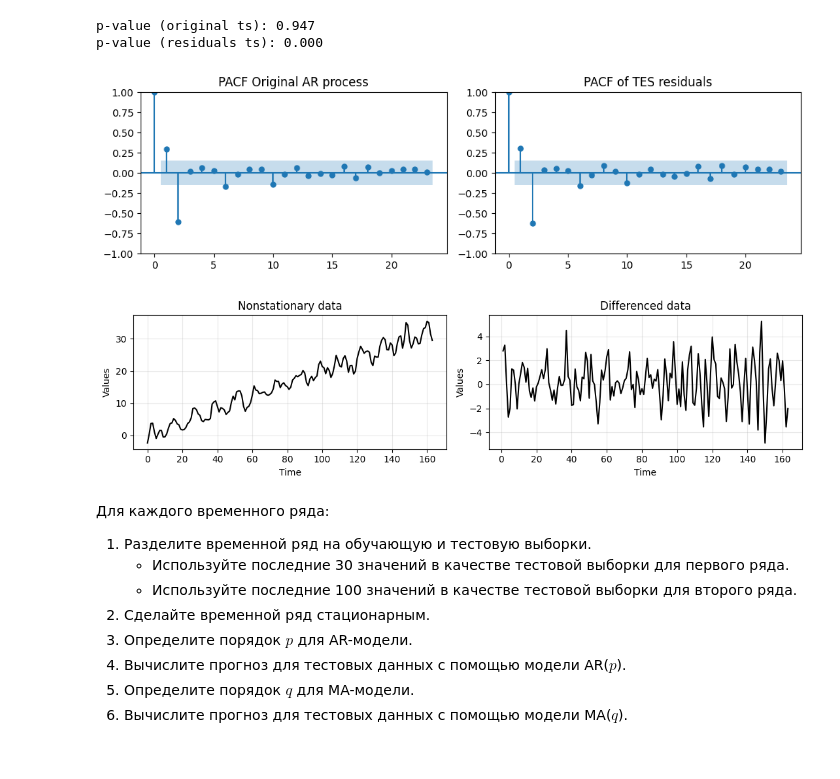
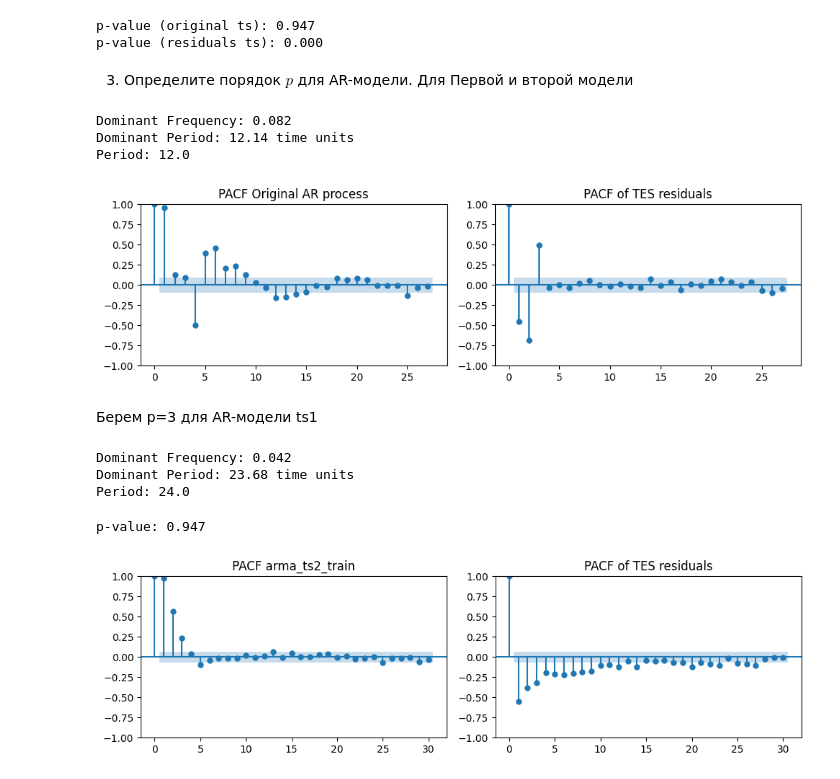
Before and after one commit to QS1lE/ml_time.series.2, a Jupyter notebook: practice 4/4 ar_ma.ipynb, the cells around one changed output. Cells and saved outputs as stored; diff of their text form; code cells hidden in the pictures.

```diff
--- a/practice 4/4 ar_ma.ipynb
+++ b/practice 4/4 ar_ma.ipynb
@@ -1033,33 +1037,40 @@ print(f"p-value (residuals ts): {pvalue_ts2_res:.3f}")
 # %% [output]
 p-value (original ts): 0.947
 p-value (residuals ts): 0.000
+# %% [markdown]
+3. Определите порядок $p$ для AR-модели. Для Первой и второй модели
+# %%
+period, _, _ =fft_analysis(arma_ts1_train)
+print(f"Period: {np.round(period)}")
+# %% [output]
+Dominant Frequency: 0.082
+Dominant Period: 12.14 time units
+Period: 12.0
 # %%
-stat_arma_2 = ExponentialSmoothing(arma_ts2_train, trend='add',
-                           seasonal='add', seasonal_periods=period2).fit(smoothing_level=0.4)
-trend_and_seasonality_ar_2 = stat_arma_2.fittedvalues
-residuals_ts2 = arma_ts2_train - trend_and_seasonality_ar_2
-
 _, axes = plt.subplots(1, 2, figsize=(10, 3))
-plot_pacf(ar_data[:len(train_data_ar)], ax=axes[0], title="PACF Original AR process")
-plot_pacf(tes_resid, ax=axes[1], title="PACF of TES residuals")
+plot_pacf(arma_ts1_train, ax=axes[0], title="PACF Original AR process")
+plot_pacf(residuals_ts1, ax=axes[1], title="PACF of TES residuals")
 plt.tight_layout();
 # %% [output]
-[figure, old version]
+[figure, new version]
+# %% [markdown]
+Берем p=3 для AR-модели ts1
+# %%
+period, _, _ =fft_analysis(arma_ts2_train)
+print(f"Period: {np.round(period)}")
+# %% [output]
+Dominant Frequency: 0.042
+Dominant Period: 23.68 time units
+Period: 24.0
+# %%
+_, pvalue, _, _, _, _ = adfuller(arma_ts2_train)
+print(f"p-value: {pvalue:.3f}")
+# %% [output]
+p-value: 0.947
 # %%
-_, axes = plt.subplots(1,2, figsize=(11,3))
-run_sequence_plot(time[:len(train_data_ar)], train_data_ar, title="Nonstationary data", ax=axes[0])
-run_sequence_plot(time[1:len(train_data_ar)], diff_ar, title="Differenced data", ax=axes[1])
+_, axes = plt.subplots(1, 2, figsize=(10, 3))
+plot_pacf(arma_ts2_train, ax=axes[0], title="PACF arma_ts2_train")
+plot_pacf(residuals_ts2, ax=axes[1], title="PACF of TES residuals")
 plt.tight_layout();
 # %% [output]
-[figure, old version]
+[figure, new version]
-# %% [markdown]
-Для каждого временного ряда:
-
-1. Разделите временной ряд на обучающую и тестовую выборки.
-    - Используйте последние 30 значений в качестве тестовой выборки для первого ряда.
-    - Используйте последние 100 значений в качестве тестовой выборки для второго ряда.
-2. Сделайте временной ряд стационарным.
-3. Определите порядок $p$ для AR-модели.
-4. Вычислите прогноз для тестовых данных с помощью модели AR($p$).
-5. Определите порядок $q$ для MA-модели.
-6. Вычислите прогноз для тестовых данных с помощью модели MA($q$).
```
Also changed, not shown: parts of 26 cells of this notebook.
